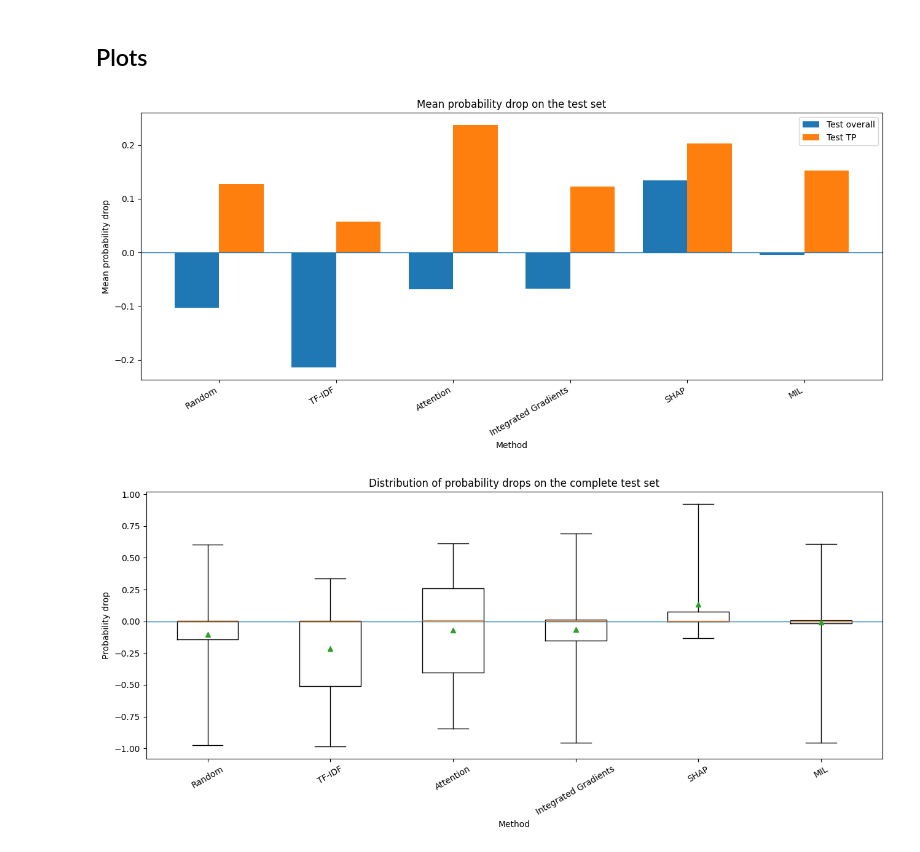
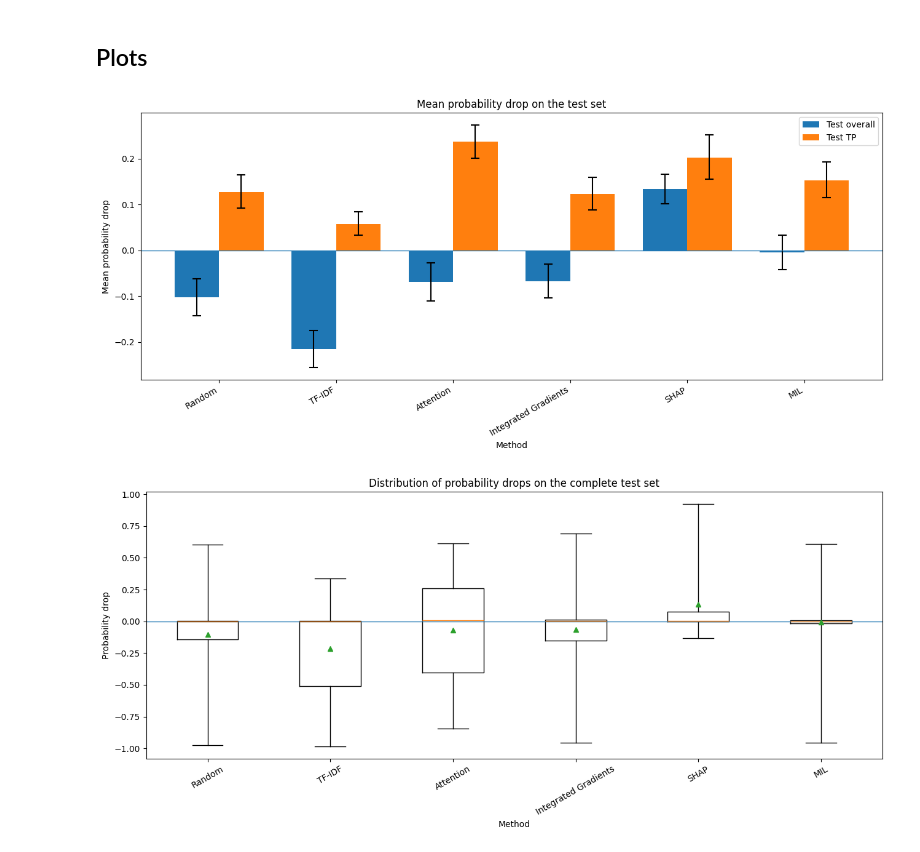
Before and after one commit to Karbs08/Localizing-Inappropriateness-in-Arguments, a Jupyter notebook: evaluation/methods_vs_baselines.ipynb, the cells around one changed output. Saved outputs shown, nothing was run; the diff lists cells and outputs as text; code cells hidden in the pictures.

```diff
--- a/evaluation/methods_vs_baselines.ipynb
+++ b/evaluation/methods_vs_baselines.ipynb
@@ -1473,7 +1609,7 @@ lower_pivot = (
     .pivot(
         index="method",
         columns="subset",
-        values="lower_probability_drop",
+        values="ci95_lower_probability_drop",
     )
     .reindex(METHOD_ORDER)
     .reindex(columns=SUBSET_ORDER)
@@ -1484,7 +1620,7 @@ upper_pivot = (
     .pivot(
         index="method",
         columns="subset",
-        values="upper_probability_drop",
+        values="ci95_upper_probability_drop",
     )
     .reindex(METHOD_ORDER)
     .reindex(columns=SUBSET_ORDER)
@@ -1531,10 +1667,10 @@ for subset_index, subset_name in enumerate(
         means,
         width=bar_width,
         label=subset_name,
-        # yerr=np.vstack([
-        #     lower_errors,
-        #     upper_errors,
-        # ]),
+        yerr=np.vstack([
+            lower_errors,
+            upper_errors,
+        ]),
         capsize=5,
         error_kw={
             "ecolor": "black",
@@ -1556,34 +1692,34 @@ ax.set_xticklabels(
         method_label(method)
         for method in METHOD_ORDER
     ],
     rotation=30,
     ha="right",
 )
 
 ax.set_xlabel(
     "Method"
 )
 
 ax.set_ylabel(
     "Mean probability drop"
 )
 
 ax.set_title(
     "Mean probability drop on the test set"
 )
 
 ax.legend()
 
 fig.tight_layout()
 
 save_figure(
     fig,
     "mean_probability_drop_test_overall_vs_tp",
 )
 
 plt.show()
 # %% [output]
-[figure, old version]
+[figure, new version]
 # %%
 plot_probability_drop_boxplot(
     test_arguments,
```
Also changed, not shown: parts of 5 cells of this notebook, 2 other files.
